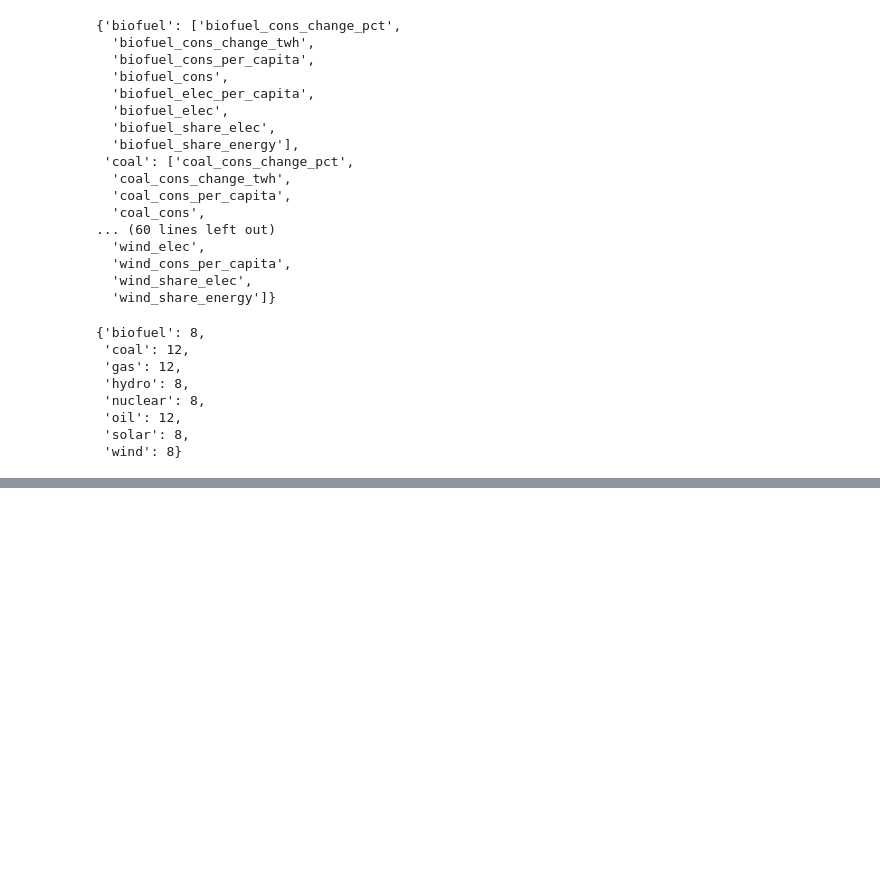
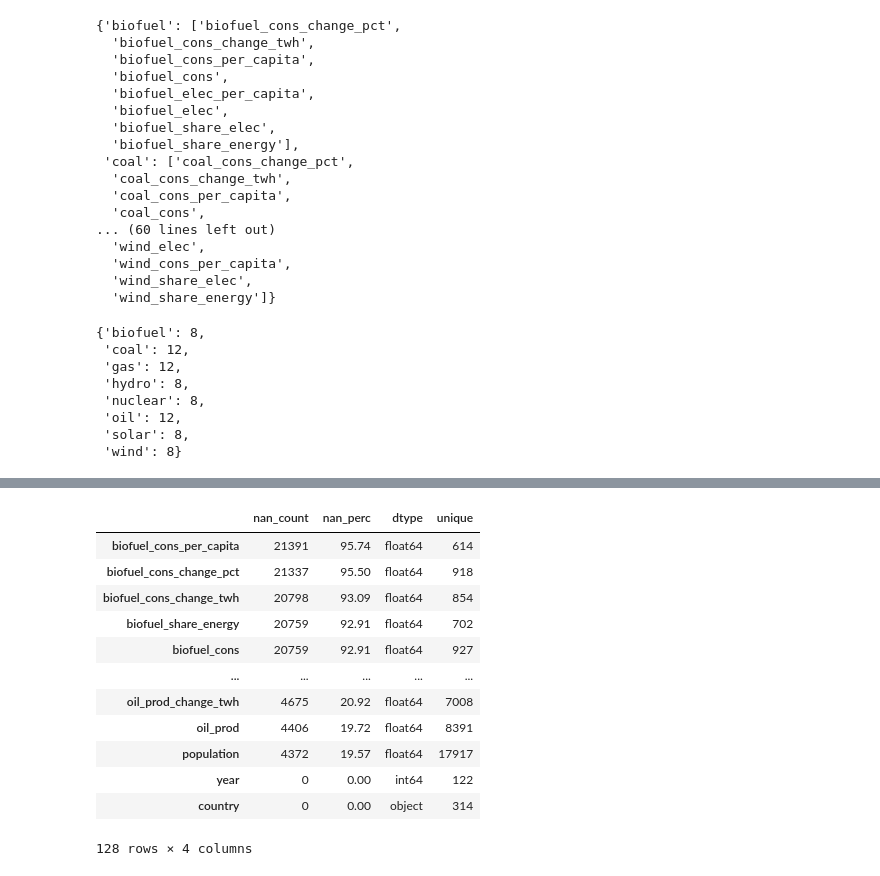
Before and after one commit to Edoardo1996/iornhack-final-project, a Jupyter notebook: test.ipynb, the cells around one changed output, grey strips where cells are left out. Saved outputs shown, nothing was run; the diff lists cells and outputs as text; code cells hidden in the pictures; blank space fills up the shorter version.

```diff
--- a/test.ipynb
+++ b/test.ipynb
@@ -85,7 +84,10 @@ df_std.columns = df_std.columns.str.replace('renewable', 'renewables')
 df_std.columns = df_std.columns.str.replace('renewabless', 'renewables')
 df_std.columns = df_std.columns.str.replace('low_carbon', 'low-carbon')
 df_std.columns = df_std.columns.str.replace('other_renewables', 'other-renewables')
-df_std.columns = df_std.columns.str.replace('other_renewables_exc_biofuel', 'other-renewables-exc-biofuel')
+df_std.columns = df_std.columns.str.replace('other-renewables_exc_biofuel_electricity', 'other-renewables-exc-biofuel_elec')
+df_std.columns = df_std.columns.str.replace('other-renewables_elec_per_capita_exc_biofuel', 'other-renewables-exc-biofuel_elec_per_capita')
+df_std.columns = df_std.columns.str.replace('other-renewables_share_elec_exc_biofuel', 'other-renewables-exc-biofuel_share_elec')
+df_std.columns = df_std.columns.str.replace('other-renewables_exc_biofuel', 'other-renewables-exc-biofuel')
 
 # if after a energy src "energy" is present, it is an alias for primary energy consumption "cons" and could be substitued
 old_cols = list(df_std.columns)
@@ -93,7 +95,7 @@ new_cols = old_cols
 for i in range(len(df.columns)):
     # Check that col refer to an energy src and 'energy' keyword is in 2nd position
     splitted_col = old_cols[i].split('_')
-    if splitted_col[0] in pure_energy_src and splitted_col[1] == 'energy':
+    if splitted_col[0] in (pure_energy_src+aggragated_energy_src) and splitted_col[1] == 'energy':
         splitted_col[1] = 'cons'
         new_cols[i] = '_'.join(splitted_col)
 
@@ -214,0 +267,18 @@ Index(['energy_per_capita', 'energy_per_gdp', 'fossil_cons_change_pct',
+# %%
+report = eda.report(df_std)
+report.insert(1, 'nan_perc', round(report['nan_count']/len(df_std)*100, 2))
+report.sort_values(by='nan_perc', ascending=False)
+# %% [output]
+|  | nan_count | nan_perc | dtype | unique |
+| biofuel_cons_per_capita | 21391 | 95.74 | float64 | 614 |
+| biofuel_cons_change_pct | 21337 | 95.50 | float64 | 918 |
+| biofuel_cons_change_twh | 20798 | 93.09 | float64 | 854 |
+| biofuel_share_energy | 20759 | 92.91 | float64 | 702 |
+| biofuel_cons | 20759 | 92.91 | float64 | 927 |
+| ... | ... | ... | ... | ... |
+| oil_prod_change_twh | 4675 | 20.92 | float64 | 7008 |
+| oil_prod | 4406 | 19.72 | float64 | 8391 |
+| population | 4372 | 19.57 | float64 | 17917 |
+| year | 0 | 0.00 | int64 | 122 |
+| country | 0 | 0.00 | object | 314 |
+128 rows × 4 columns
```
Also changed, not shown: parts of 13 cells of this notebook.
